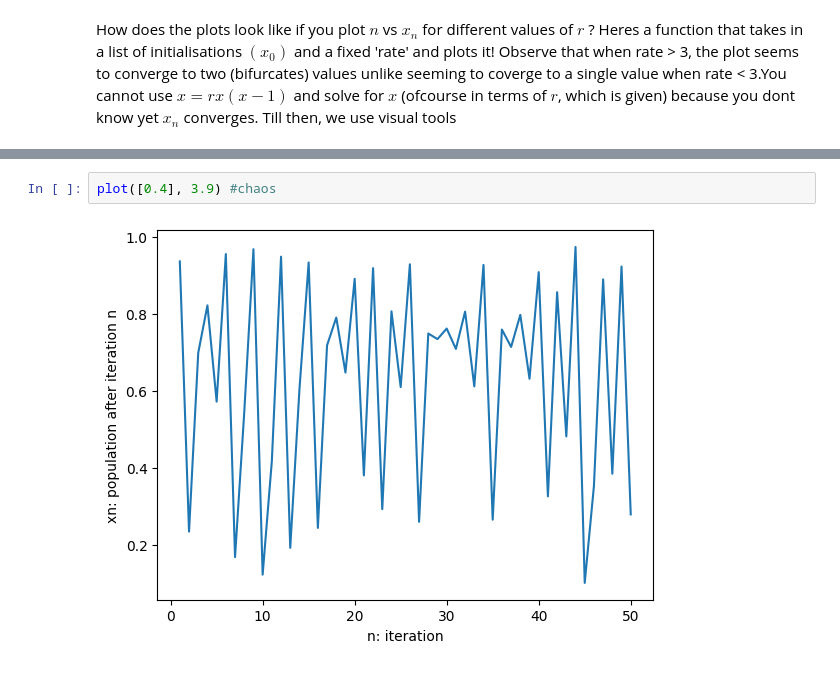
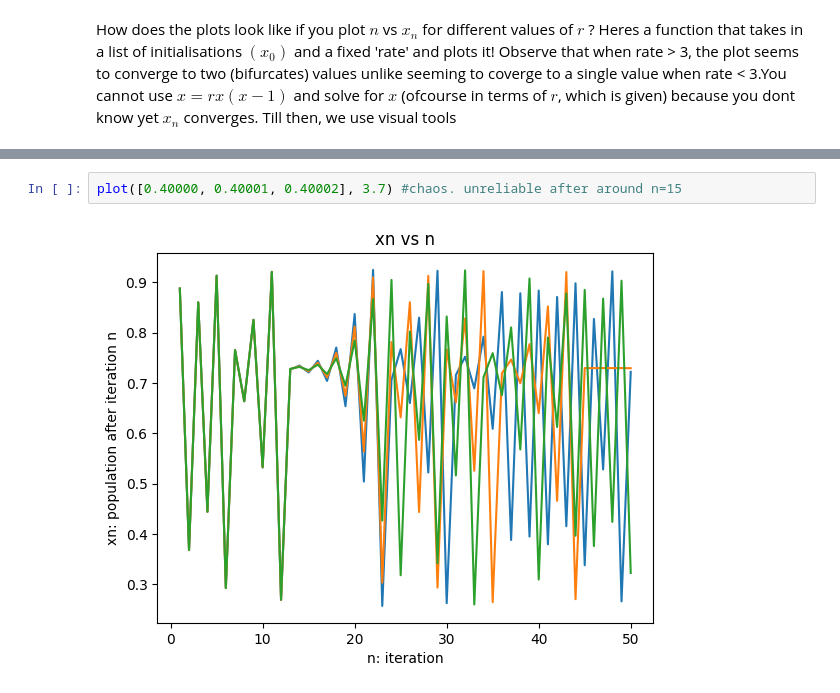
Before and after one commit to Gauranga2022/Fun-with-Python, a Jupyter notebook: The_Butterfly_Effect.ipynb, the cells around one changed output, grey strips where cells are left out. Cells and saved outputs as stored; diff of their text form.

```diff
--- a/The_Butterfly_Effect.ipynb
+++ b/The_Butterfly_Effect.ipynb
@@ -61,4 +65,4 @@ plot([0.4], 3.545) #8 cycle-periodic
-# %%
-plot([0.4], 3.9) #chaos
-# %% [output]
-[figure, removed]
+# %%
+plot([0.40000, 0.40001, 0.40002], 3.7) #chaos. unreliable after around n=15
+# %% [output]
+[figure, added]
```
Also changed, not shown: parts of 11 cells of this notebook.
